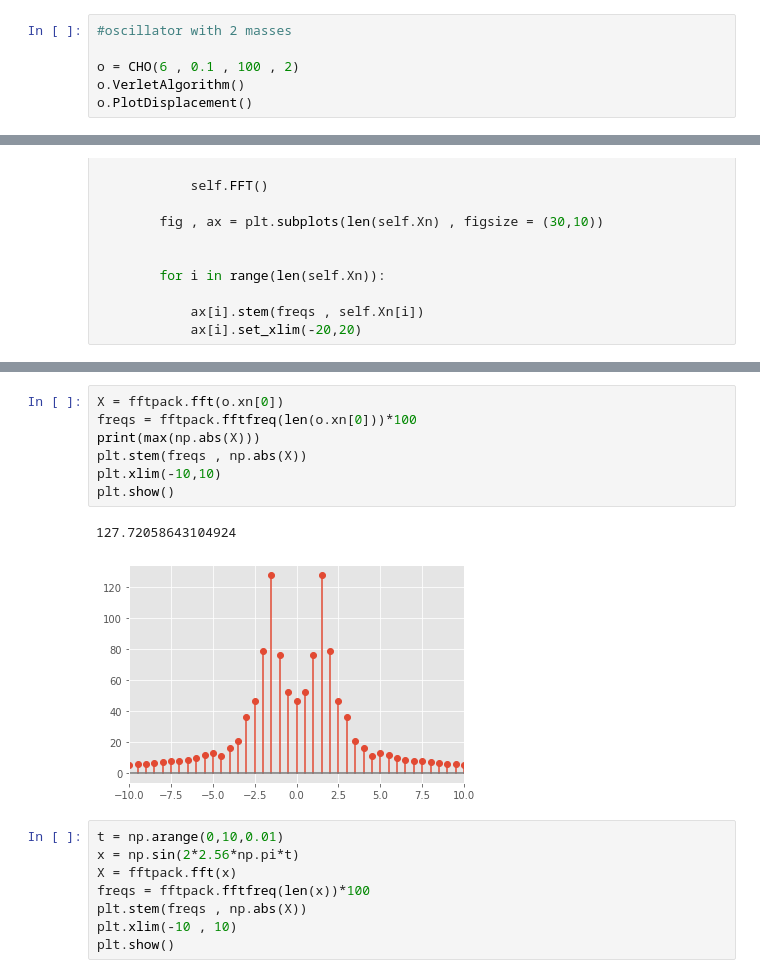
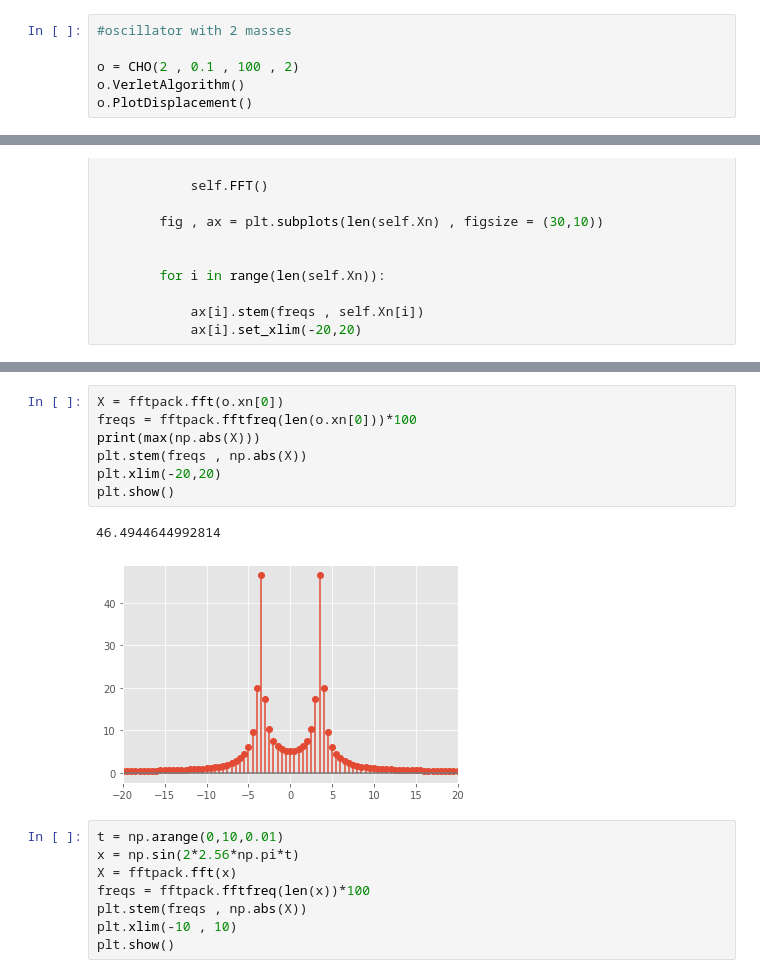
Before and after one commit to Aasrith1906/Mentorship-Program, a Jupyter notebook: session 2/session 2.ipynb, the cells around one changed output, grey strips where cells are left out. Saved outputs shown, nothing was run; the diff lists cells and outputs as text.

```diff
--- a/session 2/session 2.ipynb
+++ b/session 2/session 2.ipynb
@@ -144,7 +144,7 @@ class CHO(): #CHO - coupled harmonic oscillator
 # %%
 #oscillator with 2 masses
 
-o = CHO(6 , 0.1 , 100 , 2)
+o = CHO(2 , 0.1 , 100 , 2)
 o.VerletAlgorithm()
 o.PlotDisplacement()
 # %% [output]
@@ -221,13 +217,13 @@ ft.Plot()
 # %%
 X = fftpack.fft(o.xn[0])
 freqs = fftpack.fftfreq(len(o.xn[0]))*100
 print(max(np.abs(X)))
 plt.stem(freqs , np.abs(X))
-plt.xlim(-10,10)
+plt.xlim(-20,20)
 plt.show()
 # %% [output]
-127.72058643104924
+46.4944644992814
-[figure, old version]
+[figure, new version]
 # %%
 t = np.arange(0,10,0.01)
 x = np.sin(2*2.56*np.pi*t)
```
Also changed, not shown: parts of 3 cells of this notebook.
